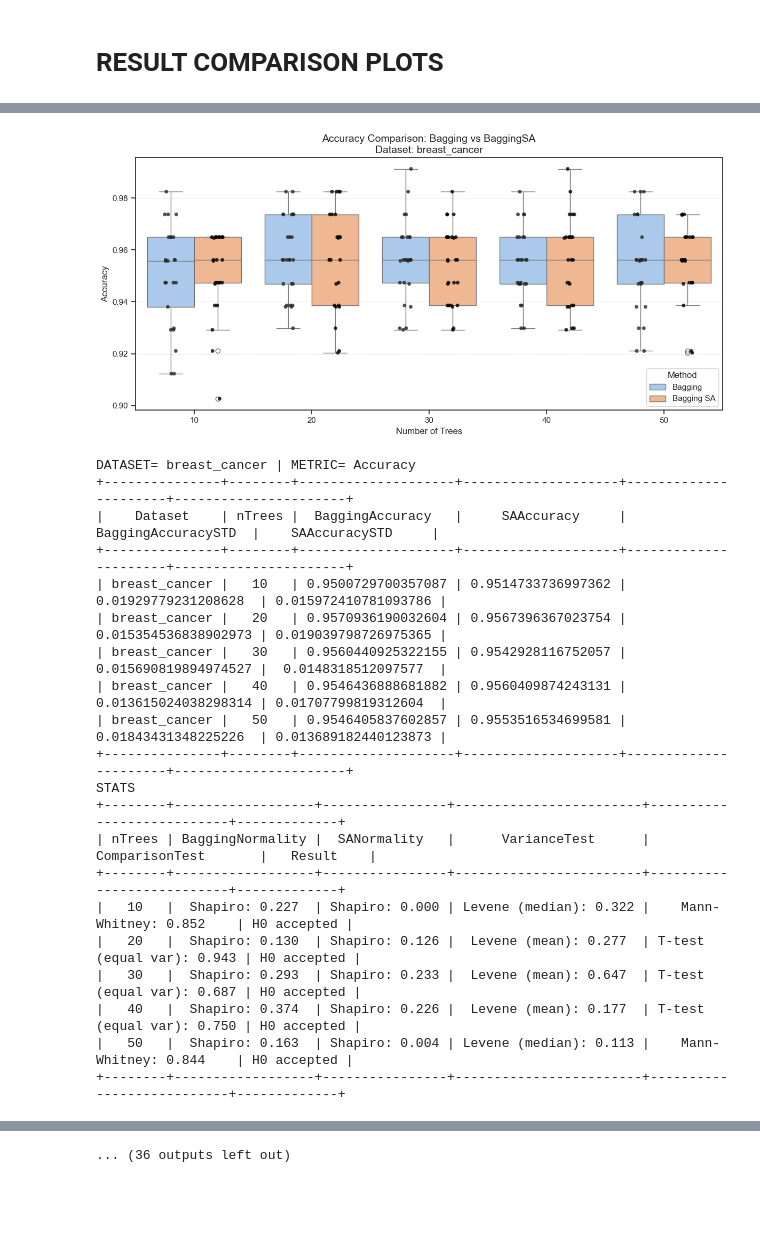
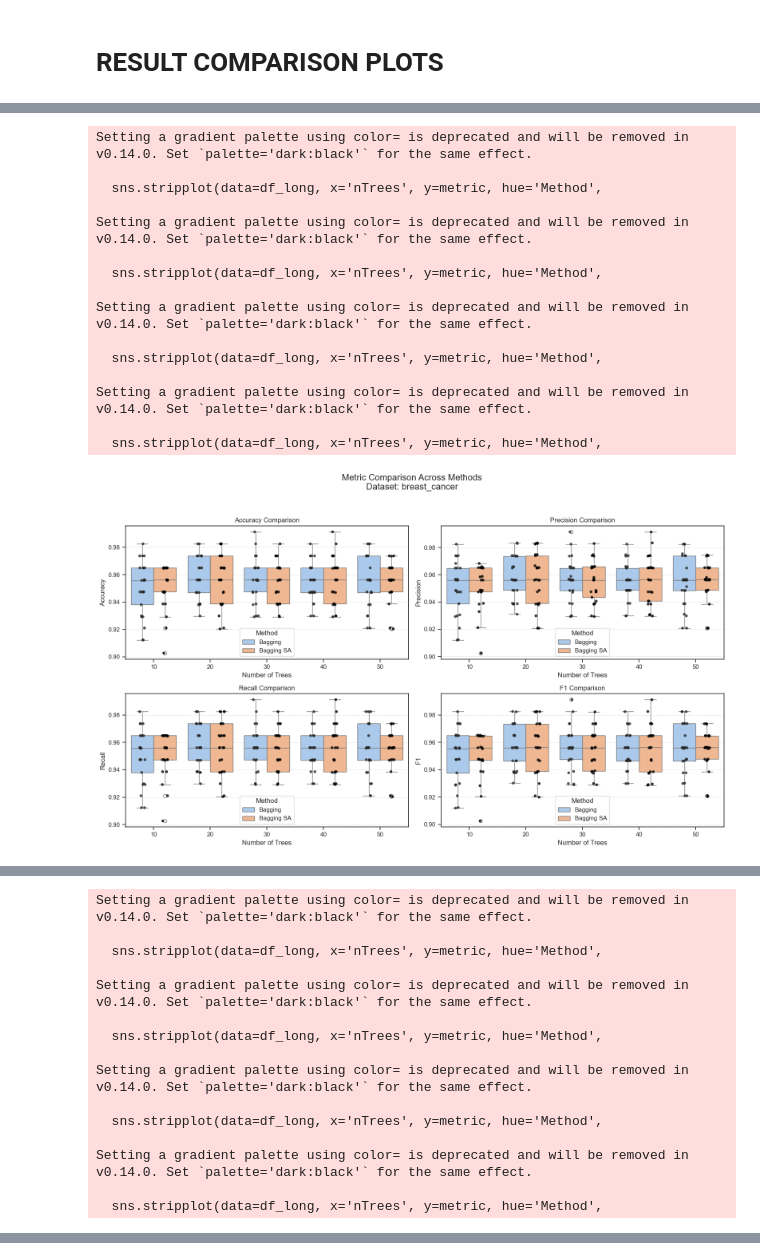
Before and after one commit to CenturionTheMan/SimulatedAnnealingBagging, a Jupyter notebook: src/article_plots.ipynb, the cells around one changed output, grey strips where cells are left out. Saved outputs shown, nothing was run; the diff lists cells and outputs as text; code cells hidden in the pictures; blank space fills up the shorter version.

Commit message:
merged boxplot

```diff
--- a/src/article_plots.ipynb
+++ b/src/article_plots.ipynb
@@ -117,8 +117,8 @@ for dataset in datasets:
         'gamma': 'Gamma',
         'delta': 'Delta',
         'accuracy': 'Accuracy',
-        'fitness_norm': 'FitnessNormalized',
-        'spearman_corr': "SpearmanCorrelation"
+        'fitness_norm': 'FitnessNorm',
+        'spearman_corr': "SpearmanCorr"
     })
     tmp.to_csv(f'./../report/csv/table_{dataset}_greeks.csv', index=False)
 # %% [output]
@@ -249,6 +248,9 @@ dfs = [pd.read_csv(f) for f in files]
 metrics = ["Accuracy", "Precision", "Recall", "F1"]
 
 for df in dfs:
+    dataset = df['Dataset'].values[0]
+    aggregated_results = []
+
     for metric in metrics:
         df_aggregated = df.groupby(['nTrees']).agg({
             'Dataset': 'first',
@@ -257,20 +259,21 @@ for df in dfs:
             f'SA{metric}': 'mean',
         }).reset_index(drop=True)
 
-        dataset = df_aggregated['Dataset'].values[0]
-
         df_aggregated[f'Bagging{metric}STD'] = df.groupby(['nTrees'])[f'Bagging{metric}'].std().values
         df_aggregated[f'SA{metric}STD'] = df.groupby(['nTrees'])[f'SA{metric}'].std().values
 
-        sns.set_theme(style="ticks", palette='pastel')
-        create_box_plots(df, metric, path=f'./../report/plt/boxplot_{dataset}_{metric}.png')
-        sns.set_theme(style="ticks", palette='muted')
         print(f"DATASET= {dataset} | METRIC= {metric}")
         print(tabulate(df_aggregated, headers='keys', tablefmt='pretty', showindex=False))
-        print(f"STATS")
+        print("STATS")
         stats = stat_tests(df, metric)
         print(tabulate(stats, headers='keys', tablefmt='pretty', showindex=False))
-        # create_comparison_plot(df_aggregated, metric, path=f'./../report/plot_{dataset}_{metric}.png')
+
+        # Save aggregated data and stats
         df_aggregated.to_csv(f'./../report/csv/metrics_{dataset}_{metric}.csv', index=False)
         stats.to_csv(f'./../report/csv/stats_{dataset}_{metric}.csv', index=False)
+
+        aggregated_results.append((metric, df.copy()))  # store original df for plotting
+
+    # Create combined plot after all metrics
+    create_combined_box_plots(aggregated_results, dataset, path=f'./../report/plt/boxplot_combined_{dataset}.png')
 # %% [output]
@@ -280,21 +297,16 @@ Setting a gradient palette using color= is deprecated and will be removed in v0.
+Setting a gradient palette using color= is deprecated and will be removed in v0.14.0. Set `palette='dark:black'` for the same effect.
+
+  sns.stripplot(data=df_long, x='nTrees', y=metric, hue='Method',
+
+Setting a gradient palette using color= is deprecated and will be removed in v0.14.0. Set `palette='dark:black'` for the same effect.
+
+  sns.stripplot(data=df_long, x='nTrees', y=metric, hue='Method',
+
+Setting a gradient palette using color= is deprecated and will be removed in v0.14.0. Set `palette='dark:black'` for the same effect.
+
+  sns.stripplot(data=df_long, x='nTrees', y=metric, hue='Method',
+
+Setting a gradient palette using color= is deprecated and will be removed in v0.14.0. Set `palette='dark:black'` for the same effect.
+
+  sns.stripplot(data=df_long, x='nTrees', y=metric, hue='Method',
-[figure, old version]
+[figure, new version]
-DATASET= breast_cancer | METRIC= Accuracy
-+---------------+--------+--------------------+--------------------+----------------------+----------------------+
-|    Dataset    | nTrees |  BaggingAccuracy   |     SAAccuracy     |  BaggingAccuracySTD  |    SAAccuracySTD     |
-+---------------+--------+--------------------+--------------------+----------------------+----------------------+
-| breast_cancer |   10   | 0.9500729700357087 | 0.9514733736997362 | 0.01929779231208628  | 0.015972410781093786 |
-| breast_cancer |   20   | 0.9570936190032604 | 0.9567396367023754 | 0.015354536838902973 | 0.019039798726975365 |
-| breast_cancer |   30   | 0.9560440925322155 | 0.9542928116752057 | 0.015690819894974527 |  0.0148318512097577  |
-| breast_cancer |   40   | 0.9546436888681882 | 0.9560409874243131 | 0.013615024038298314 | 0.01707799819312604  |
-| breast_cancer |   50   | 0.9546405837602857 | 0.9553516534699581 | 0.01843431348225226  | 0.013689182440123873 |
-+---------------+--------+--------------------+--------------------+----------------------+----------------------+
-STATS
-+--------+------------------+----------------+------------------------+---------------------------+-------------+
-| nTrees | BaggingNormality |  SANormality   |      VarianceTest      |      ComparisonTest       |   Result    |
-+--------+------------------+----------------+------------------------+---------------------------+-------------+
-|   10   |  Shapiro: 0.227  | Shapiro: 0.000 | Levene (median): 0.322 |    Mann-Whitney: 0.852    | H0 accepted |
-|   20   |  Shapiro: 0.130  | Shapiro: 0.126 |  Levene (mean): 0.277  | T-test (equal var): 0.943 | H0 accepted |
-|   30   |  Shapiro: 0.293  | Shapiro: 0.233 |  Levene (mean): 0.647  | T-test (equal var): 0.687 | H0 accepted |
-|   40   |  Shapiro: 0.374  | Shapiro: 0.226 |  Levene (mean): 0.177  | T-test (equal var): 0.750 | H0 accepted |
-|   50   |  Shapiro: 0.163  | Shapiro: 0.004 | Levene (median): 0.113 |    Mann-Whitney: 0.844    | H0 accepted |
-+--------+------------------+----------------+------------------------+---------------------------+-------------+
@@ -303,0 +330,15 @@ Setting a gradient palette using color= is deprecated and will be removed in v0.
+Setting a gradient palette using color= is deprecated and will be removed in v0.14.0. Set `palette='dark:black'` for the same effect.
+
+  sns.stripplot(data=df_long, x='nTrees', y=metric, hue='Method',
+
+Setting a gradient palette using color= is deprecated and will be removed in v0.14.0. Set `palette='dark:black'` for the same effect.
+
+  sns.stripplot(data=df_long, x='nTrees', y=metric, hue='Method',
+
+Setting a gradient palette using color= is deprecated and will be removed in v0.14.0. Set `palette='dark:black'` for the same effect.
+
+  sns.stripplot(data=df_long, x='nTrees', y=metric, hue='Method',
+
+Setting a gradient palette using color= is deprecated and will be removed in v0.14.0. Set `palette='dark:black'` for the same effect.
+
+  sns.stripplot(data=df_long, x='nTrees', y=metric, hue='Method',
@@ -373 +411,0 @@ STATS
-... (36 outputs left out)
```
Also changed, not shown: parts of 2 cells of this notebook, 24 other files.
